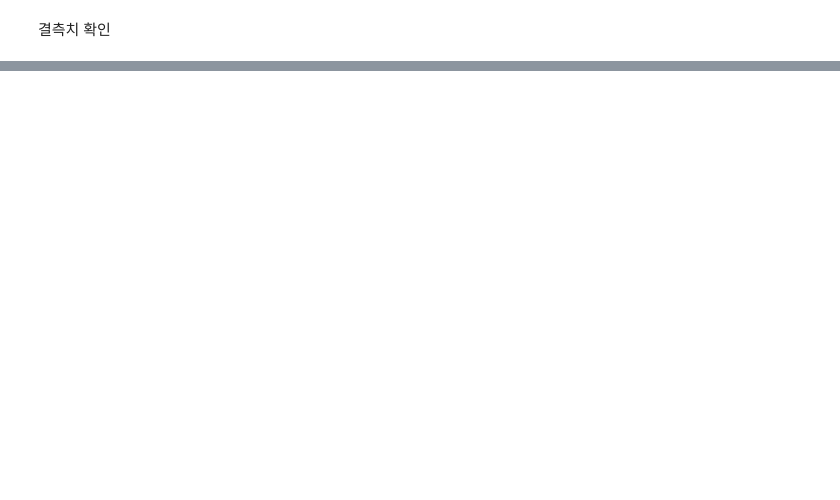
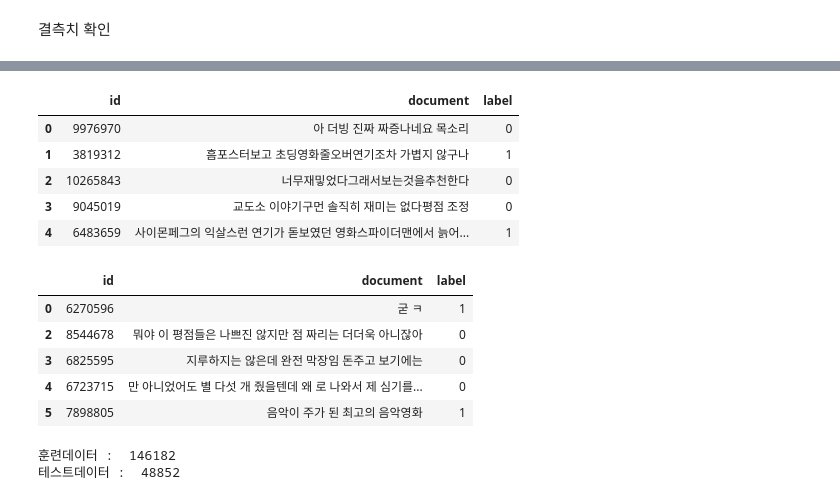
Before and after one commit to helperjby/Affiel_Going-Deeper, a Jupyter notebook: GD2_Use_SentencePiece.ipynb, the cells around one changed output, grey strips where cells are left out. Saved outputs shown, nothing was run; the diff lists cells and outputs as text; code cells hidden in the pictures; blank space fills up the shorter version.

```diff
--- a/GD2_Use_SentencePiece.ipynb
+++ b/GD2_Use_SentencePiece.ipynb
@@ -518 +579,23 @@ dtype: int64
+# %%
+# 데이터 확인
+display(train_data.head())
+display(test_data.head())
+
+print("훈련데이터 : ",len(train_data))
+print("테스트데이터 : ",len(test_data))
+# %% [output]
+|  | id | document | label |
+| 0 | 9976970 | 아 더빙 진짜 짜증나네요 목소리 | 0 |
+| 1 | 3819312 | 흠포스터보고 초딩영화줄오버연기조차 가볍지 않구나 | 1 |
+| 2 | 10265843 | 너무재밓었다그래서보는것을추천한다 | 0 |
+| 3 | 9045019 | 교도소 이야기구먼 솔직히 재미는 없다평점 조정 | 0 |
+| 4 | 6483659 | 사이몬페그의 익살스런 연기가 돋보였던 영화스파이더맨에서 늙어... | 1 |
+|  | id | document | label |
+| 0 | 6270596 | 굳 ㅋ | 1 |
+| 2 | 8544678 | 뭐야 이 평점들은 나쁘진 않지만 점 짜리는 더더욱 아니잖아 | 0 |
+| 3 | 6825595 | 지루하지는 않은데 완전 막장임 돈주고 보기에는 | 0 |
+| 4 | 6723715 | 만 아니었어도 별 다섯 개 줬을텐데 왜 로 나와서 제 심기를... | 0 |
+| 5 | 7898805 | 음악이 주가 된 최고의 음악영화 | 1 |
+훈련데이터 :  146182
+테스트데이터 :  48852
 # %%
```
Also changed, not shown: parts of 77 cells of this notebook.
